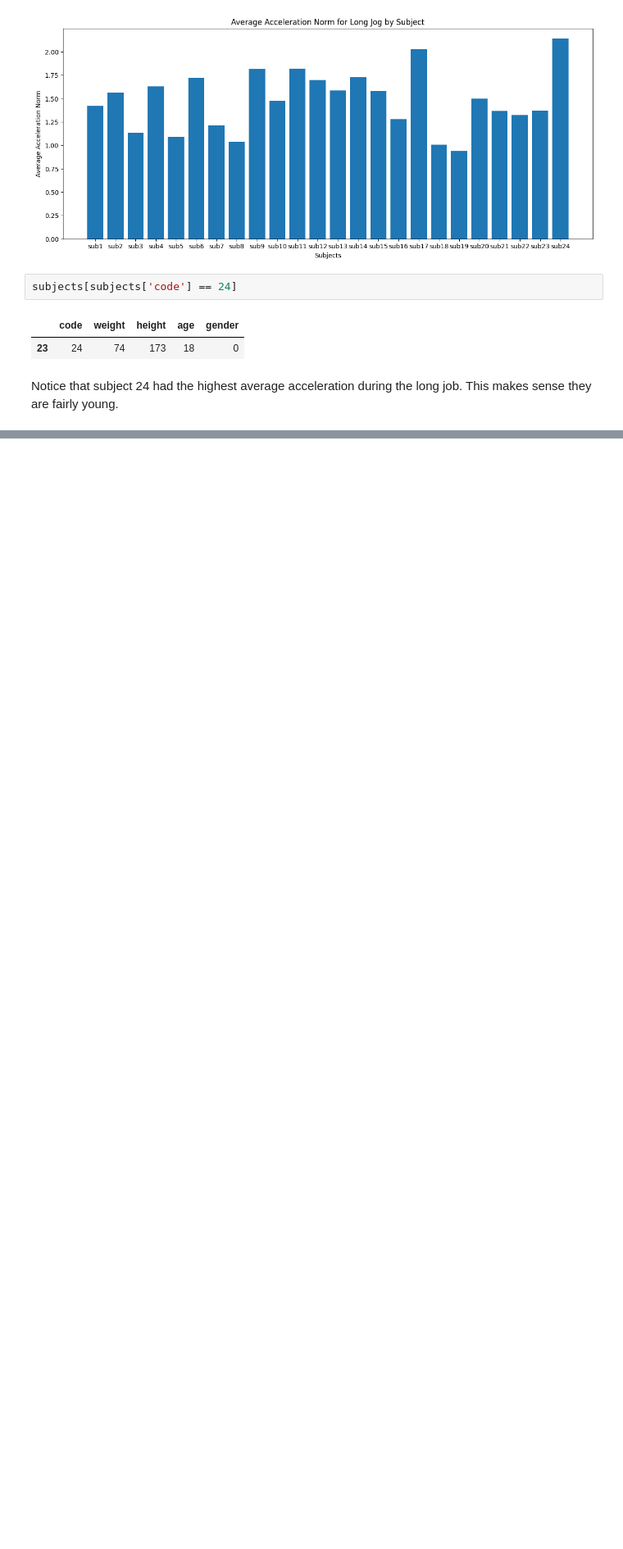
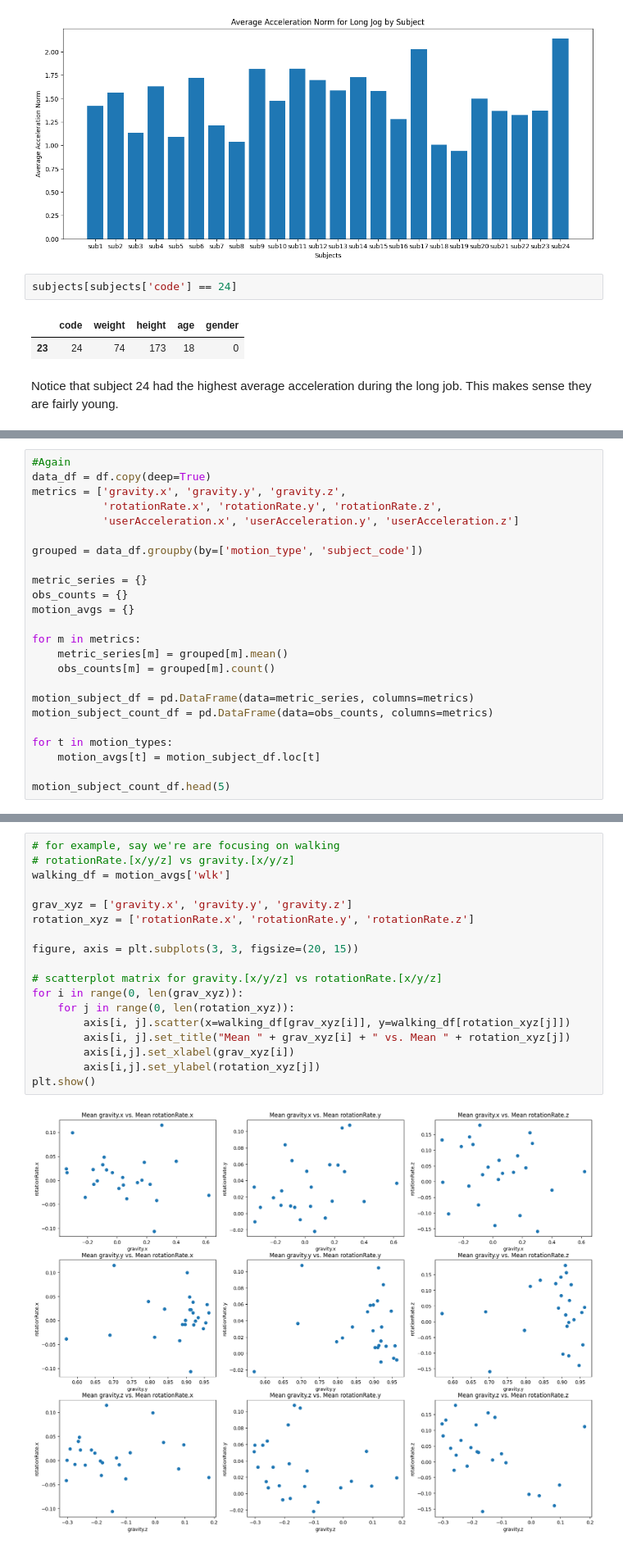
Before and after one commit to WilliamLin630/CMSC320-Final-Project, a Jupyter notebook: MotionSense.ipynb, the cells around one changed output, grey strips where cells are left out. Shown at 82% size. Drawn from its saved outputs; the diff is of its cells as text; blank space fills up the shorter version.

```diff
--- a/MotionSense.ipynb
+++ b/MotionSense.ipynb
@@ -262,0 +467,24 @@ Notice that subject 24 had the highest average acceleration during the long job.
+# %%
+#Again
+data_df = df.copy(deep=True)
+metrics = ['gravity.x', 'gravity.y', 'gravity.z',
+           'rotationRate.x', 'rotationRate.y', 'rotationRate.z',
+           'userAcceleration.x', 'userAcceleration.y', 'userAcceleration.z']
+
+grouped = data_df.groupby(by=['motion_type', 'subject_code'])
+
+metric_series = {}
+obs_counts = {}
+motion_avgs = {}
+
+for m in metrics:
+    metric_series[m] = grouped[m].mean()
+    obs_counts[m] = grouped[m].count()
+
+motion_subject_df = pd.DataFrame(data=metric_series, columns=metrics)
+motion_subject_count_df = pd.DataFrame(data=obs_counts, columns=metrics)
+
+for t in motion_types:
+    motion_avgs[t] = motion_subject_df.loc[t]
+
+motion_subject_count_df.head(5)
@@ -262,0 +499,20 @@ Notice that subject 24 had the highest average acceleration during the long job.
+# %%
+# for example, say we're are focusing on walking
+# rotationRate.[x/y/z] vs gravity.[x/y/z]
+walking_df = motion_avgs['wlk']
+
+grav_xyz = ['gravity.x', 'gravity.y', 'gravity.z']
+rotation_xyz = ['rotationRate.x', 'rotationRate.y', 'rotationRate.z']
+
+figure, axis = plt.subplots(3, 3, figsize=(20, 15))
+
+# scatterplot matrix for gravity.[x/y/z] vs rotationRate.[x/y/z]
+for i in range(0, len(grav_xyz)):
+    for j in range(0, len(rotation_xyz)):
+        axis[i, j].scatter(x=walking_df[grav_xyz[i]], y=walking_df[rotation_xyz[j]])
+        axis[i, j].set_title("Mean " + grav_xyz[i] + " vs. Mean " + rotation_xyz[j])
+        axis[i,j].set_xlabel(grav_xyz[i])
+        axis[i,j].set_ylabel(rotation_xyz[j])
+plt.show()
+# %% [output]
+[figure, added]
```
Also changed, not shown: parts of 33 cells of this notebook, 1 other file.
